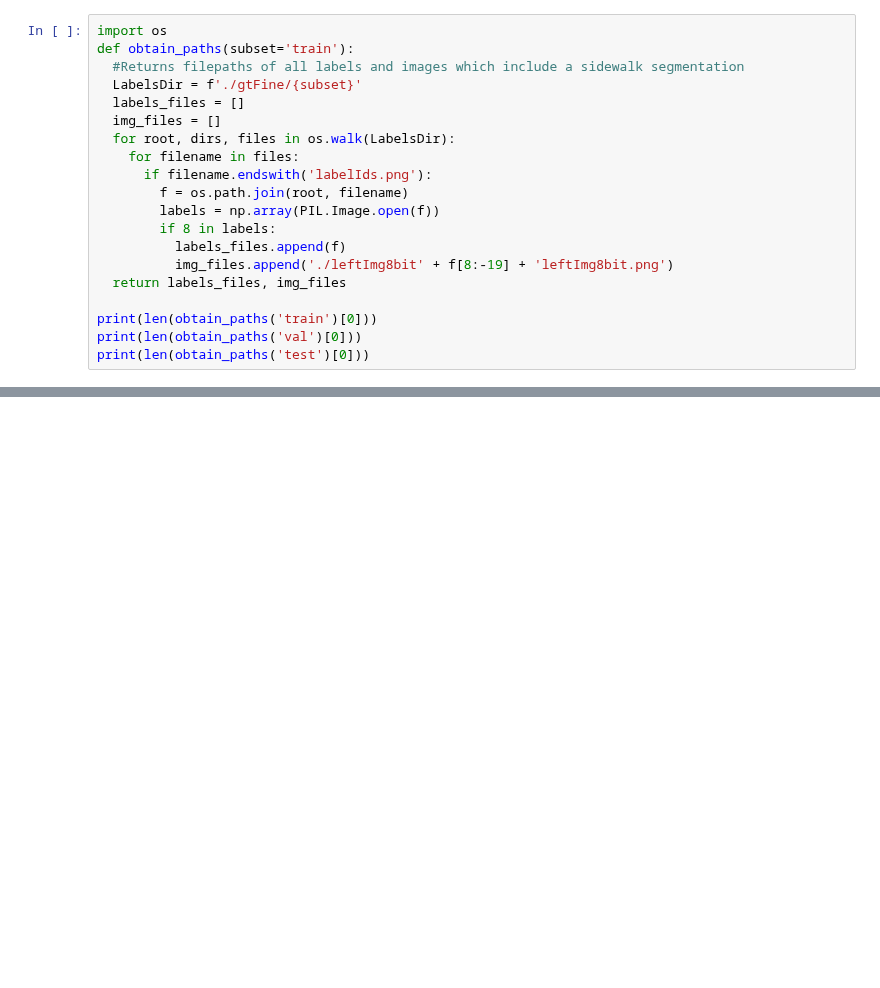
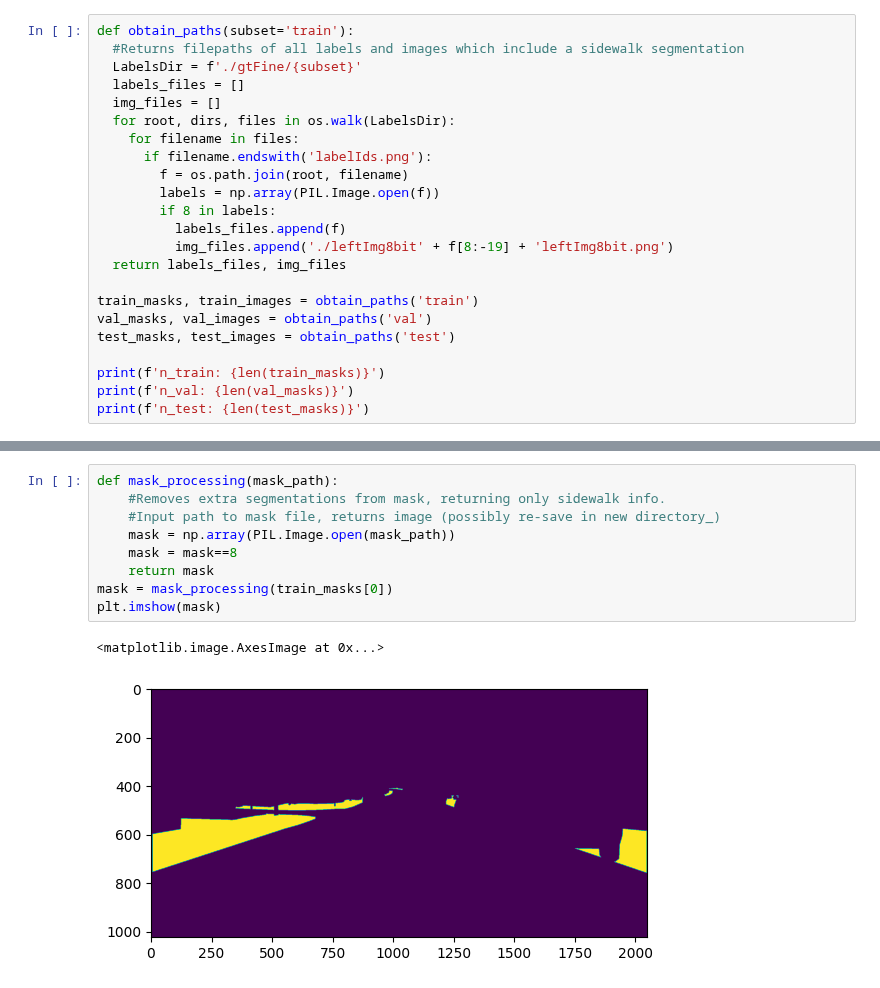
Before and after one commit to DataScienceAndEngineering/deep-learning-final-project-project-sidewalk, a Jupyter notebook: data_exploration.ipynb, the cells around one changed output, grey strips where cells are left out. Drawn from its saved outputs; the diff is of its cells as text; blank space fills up the shorter version.

```diff
--- a/data_exploration.ipynb
+++ b/data_exploration.ipynb
@@ -24,7 +30,6 @@ Streaming output truncated to the last 5000 lines.
   inflating: gtFine/test/munich/munich_000220_000019_gtFine_polygons.json
   inflating: gtFine/test/munich/munich_000150_000019_gtFine_instanceIds.png
 # %%
-import os
 def obtain_paths(subset='train'):
   #Returns filepaths of all labels and images which include a sidewalk segmentation
   LabelsDir = f'./gtFine/{subset}'
@@ -40,7 +45,11 @@ def obtain_paths(subset='train'):
           img_files.append('./leftImg8bit' + f[8:-19] + 'leftImg8bit.png')
   return labels_files, img_files
 
-print(len(obtain_paths('train')[0]))
-print(len(obtain_paths('val')[0]))
-print(len(obtain_paths('test')[0]))
+train_masks, train_images = obtain_paths('train')
+val_masks, val_images = obtain_paths('val')
+test_masks, test_images = obtain_paths('test')
+
+print(f'n_train: {len(train_masks)}')
+print(f'n_val: {len(val_masks)}')
+print(f'n_test: {len(test_masks)}')
 # %% [output]
@@ -55 +59,13 @@ test = obtain_paths('train')
+# %%
+def mask_processing(mask_path):
+    #Removes extra segmentations from mask, returning only sidewalk info.
+    #Input path to mask file, returns image (possibly re-save in new directory_)
+    mask = np.array(PIL.Image.open(mask_path))
+    mask = mask==8
+    return mask
+mask = mask_processing(train_masks[0])
+plt.imshow(mask)
+# %% [output]
+<matplotlib.image.AxesImage at 0x...>
+[figure, added]
 # %%
```
Also changed, not shown: parts of 8 cells of this notebook.
